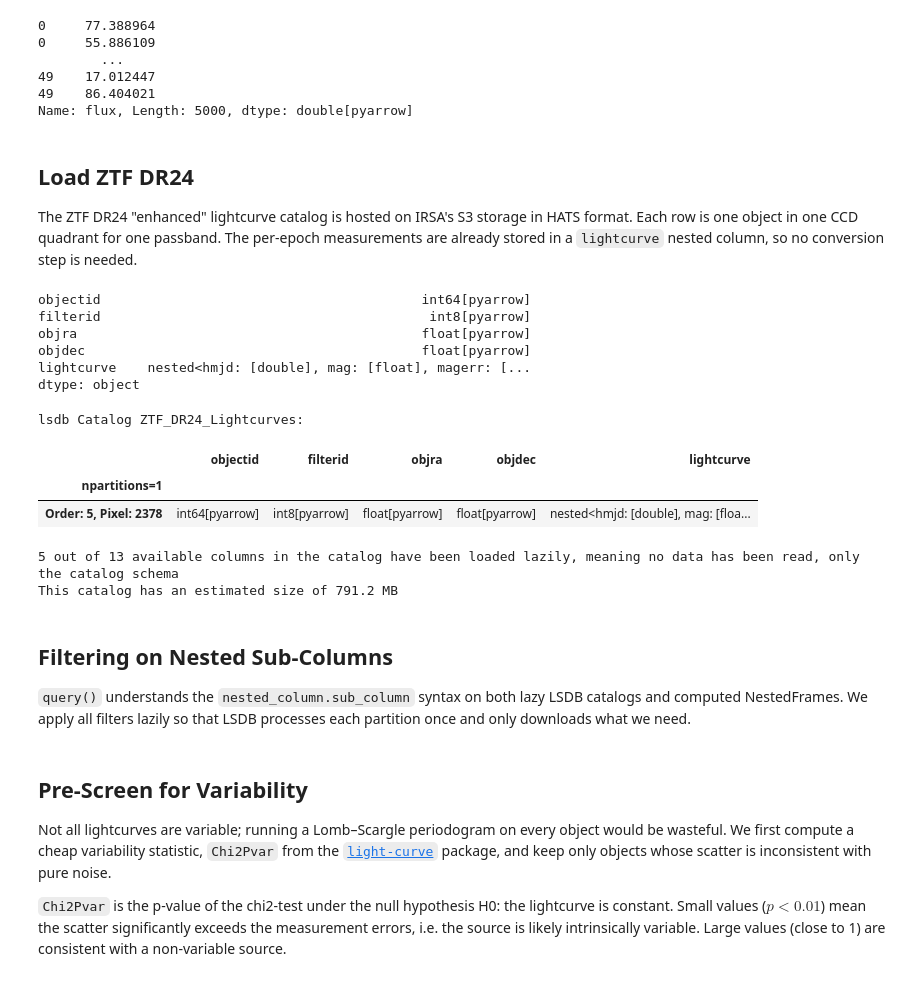
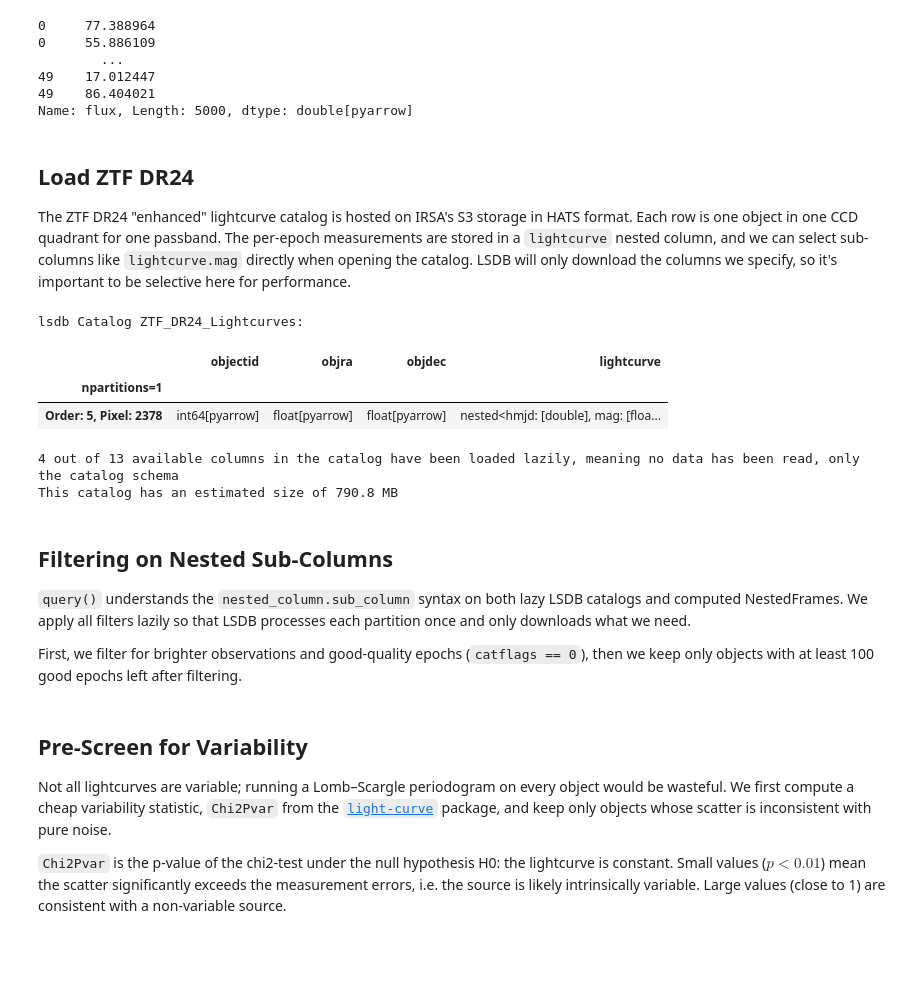
Before and after one commit to AstroAI-CfA/tutorial-lsdb, a Jupyter notebook: tutorials/Notebook_3_LightCurves.ipynb, the cells around one changed output. Drawn from its saved outputs; the diff is of its cells as text; code cells hidden in the pictures; blank space fills up the shorter version.

Commit message:
Updates and similarity search

```diff
--- a/tutorials/Notebook_3_LightCurves.ipynb
+++ b/tutorials/Notebook_3_LightCurves.ipynb
@@ -105,18 +107,7 @@ Name: flux, Length: 5000, dtype: double[pyarrow]
 # %% [markdown]
 ## Load ZTF DR24
 
-The ZTF DR24 "enhanced" lightcurve catalog is hosted on IRSA's S3 storage in HATS format. Each row is one object in one CCD quadrant for one passband. The per-epoch measurements are already stored in a `lightcurve` nested column, so no conversion step is needed.
+The ZTF DR24 "enhanced" lightcurve catalog is hosted on IRSA's S3 storage in HATS format. Each row is one object in one CCD quadrant for one passband. The per-epoch measurements are stored in a `lightcurve` nested column,
+and we can select sub-columns like `lightcurve.mag` directly when opening the catalog. LSDB will only download the columns we specify, so it's important to be selective here for performance.
-# %%
-ZTF_PATH = "s3://ipac-irsa-ztf/ztf/enhanced/dr24/lc/hats/"
-
-ztf_catalog = lsdb.open_catalog(ZTF_PATH)
-ztf_catalog.dtypes
-# %% [output]
-objectid                                         int64[pyarrow]
-filterid                                          int8[pyarrow]
-objra                                            float[pyarrow]
-objdec                                           float[pyarrow]
-lightcurve    nested<hmjd: [double], mag: [float], magerr: [...
-dtype: object
 # %%
 cone = ConeSearch(ra=254.5, dec=35.3, radius_arcsec=20 * 60)
@@ -123,17 +116,23 @@ cone = ConeSearch(ra=254.5, dec=35.3, radius_arcsec=20 * 60)
 # %%
-ztf_catalog = lsdb.open_catalog(ZTF_PATH, search_filter=cone)
+ztf_catalog = lsdb.open_catalog(
+    ZTF_PATH,
+    search_filter=cone,
+    columns=["objectid", "lightcurve.hmjd", "lightcurve.mag", "lightcurve.magerr", "lightcurve.catflags"],
+)
 ztf_catalog
 # %% [output]
 lsdb Catalog ZTF_DR24_Lightcurves:
-|  | objectid | filterid | objra | objdec | lightcurve |
-| npartitions=1 |  |  |  |  |  |
-| Order: 5, Pixel: 2378 | int64[pyarrow] | int8[pyarrow] | float[pyarrow] | float[pyarrow] | nested<hmjd: [double], mag: [floa... |
+|  | objectid | objra | objdec | lightcurve |
+| npartitions=1 |  |  |  |  |
+| Order: 5, Pixel: 2378 | int64[pyarrow] | float[pyarrow] | float[pyarrow] | nested<hmjd: [double], mag: [floa... |
-5 out of 13 available columns in the catalog have been loaded lazily, meaning no data has been read, only the catalog schema
-This catalog has an estimated size of 791.2 MB
+4 out of 13 available columns in the catalog have been loaded lazily, meaning no data has been read, only the catalog schema
+This catalog has an estimated size of 790.8 MB
 # %% [markdown]
 ## Filtering on Nested Sub-Columns
 
 `query()` understands the `nested_column.sub_column` syntax on both lazy LSDB catalogs and computed NestedFrames. We apply all filters lazily so that LSDB processes each partition once and only downloads what we need.
+
+First, we filter for brighter observations and good-quality epochs (`catflags == 0`), then we keep only objects with at least 100 good epochs left after filtering.
 # %%
 ztf_catalog = ztf_catalog.query("lightcurve.mag < 20.0 and lightcurve.catflags == 0")
 ztf_catalog = ztf_catalog.query("lightcurve.len() >= 100")
```
Also changed, not shown: parts of 11 cells of this notebook, 6 other files.
